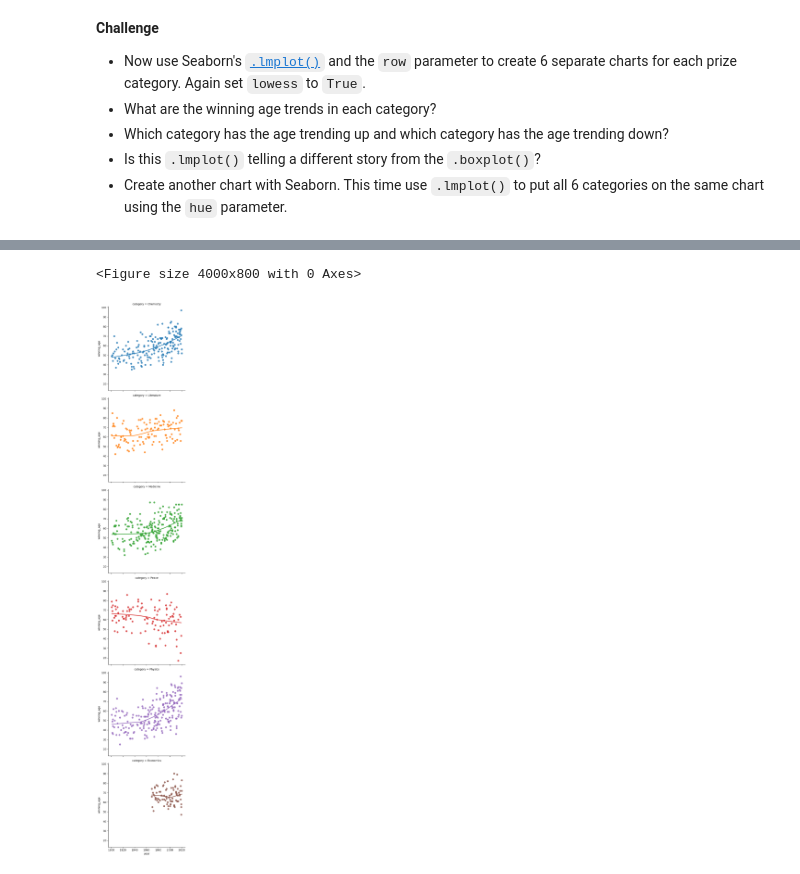
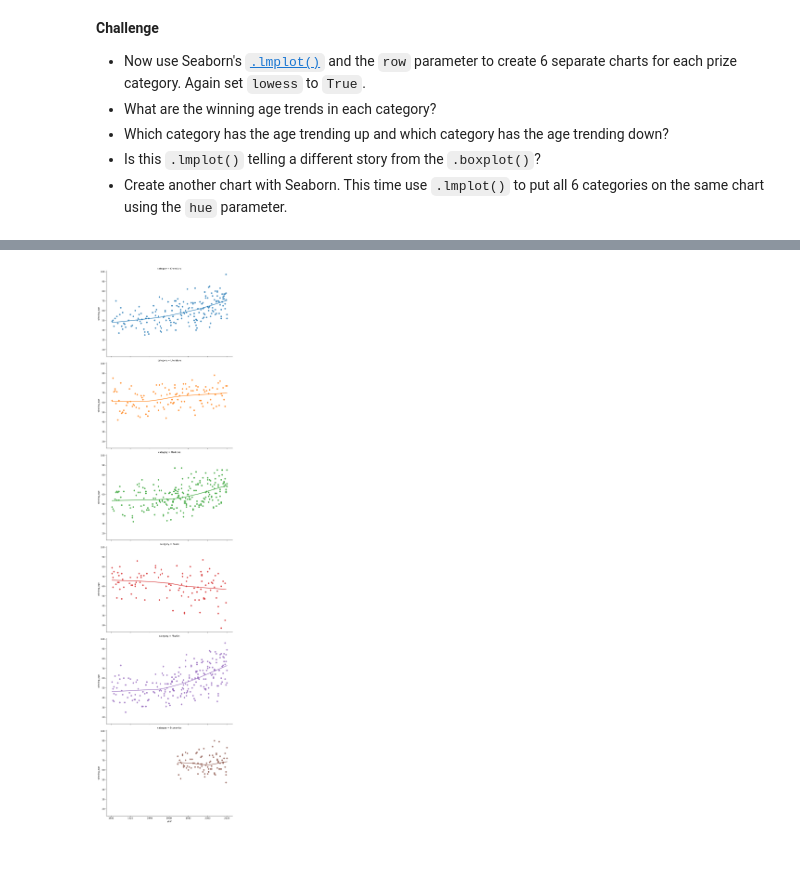
Before and after one commit to ImamSyabana/PythonDay16-100, a Jupyter notebook: Day 79/Nobel_Prize_Analysis_(start).ipynb, the cells around one changed output, grey strips where cells are left out. Drawn from its saved outputs; the diff is of its cells as text; code cells hidden in the pictures.

```diff
--- a/Day 79/Nobel_Prize_Analysis_(start).ipynb
+++ b/Day 79/Nobel_Prize_Analysis_(start).ipynb
@@ -1496,22 +1496,23 @@ df_data.sample()
 # %%
 # Create an lmplot
 # x: column for the x-axis (e.g., total_bill)
 # y: column for the y-axis (e.g., tip)
 # hue: column to color points and regression lines by (e.g., day)
 # data: the DataFrame containing the data
 sns.lmplot(x="year",
            y="winning_age",
             hue="category",
             data=df_data,
             lowess=True,
             row='category',
+            height=6,     # <-- Set the height of each subplot
+            aspect=1.5
             )
 
 # Display the plot
 plt.show()
 # %% [output]
-<Figure size 4000x800 with 0 Axes>
-[figure, old version]
+[figure, new version]
 # %%
 
 # Create an lmplot
```
Also changed, not shown: parts of 1 cell of this notebook, 2 other files.
